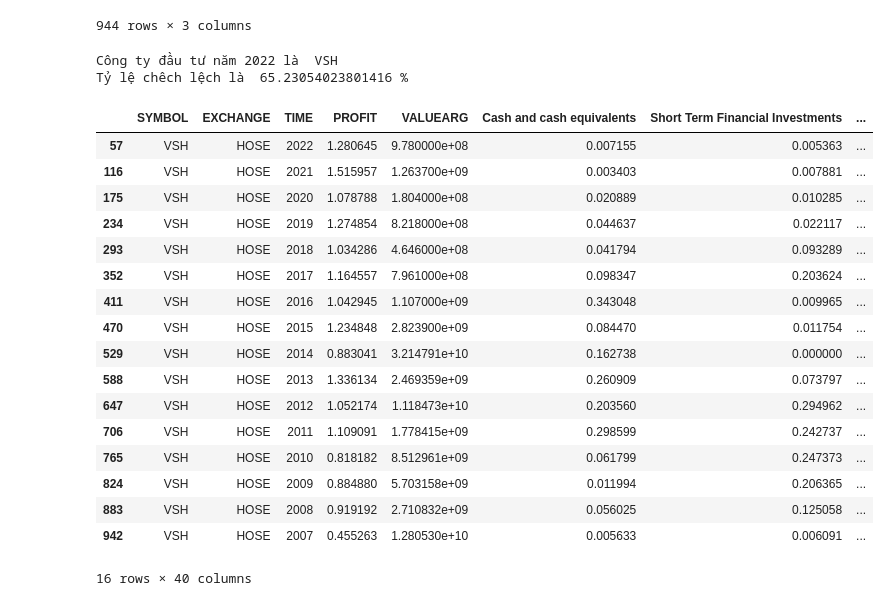
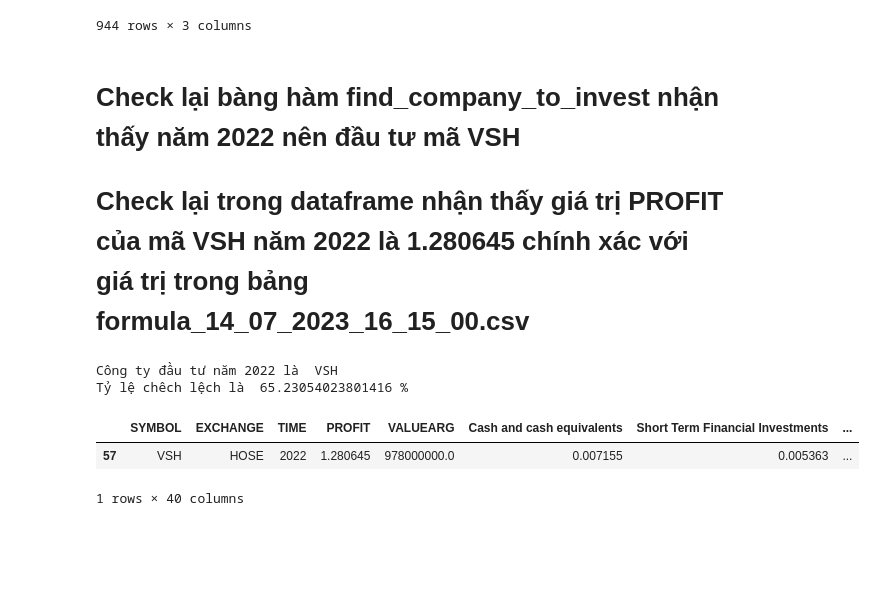
Before and after one commit to khanhha1005/TestFinanceFormula, a Jupyter notebook: Phương_Pháp_test.ipynb, the cells around one changed output. Saved outputs shown, nothing was run; the diff lists cells and outputs as text; code cells hidden in the pictures; blank space fills up the shorter version.

```diff
--- a/Phương_Pháp_test.ipynb
+++ b/Phương_Pháp_test.ipynb
@@ -291,6 +292,9 @@ filtered_data[['Sales','TIME','SYMBOL']]
 | 942 | 0.045975 | 2007 | VSH |
 | 943 | 0.773842 | 2007 | VTB |
 944 rows × 3 columns
+# %% [markdown]
+# Check lại bàng hàm find_company_to_invest nhận thấy năm 2022 nên đầu tư mã VSH
+# Check lại trong dataframe nhận thấy giá trị PROFIT của mã VSH năm 2022 là 1.280645 chính xác với giá trị trong bảng formula_14_07_2023_16_15_00.csv
 # %%
 def find_company_to_invest(data,years_begin,years_end):
     filtered_data = get_data(data,years_begin,years_end)
@@ -319,23 +323,8 @@ Công ty đầu tư năm 2022 là  VSH
 Tỷ lệ chêch lệch là  65.23054023801416 %
 # %%
 # FIND THE ROWS HAVE THE SYMBOL VSH IN 2022
-filtered_data[filtered_data['SYMBOL'] == 'VSH']
+filtered_data[filtered_data['SYMBOL'] == 'VSH'].head(1)
 # %% [output]
 |  | SYMBOL | EXCHANGE | TIME | PROFIT | VALUEARG | Cash and cash equivalents | Short Term Financial Investments | ... |
-| 57 | VSH | HOSE | 2022 | 1.280645 | 9.780000e+08 | 0.007155 | 0.005363 | ... |
-| 116 | VSH | HOSE | 2021 | 1.515957 | 1.263700e+09 | 0.003403 | 0.007881 | ... |
-| 175 | VSH | HOSE | 2020 | 1.078788 | 1.804000e+08 | 0.020889 | 0.010285 | ... |
-| 234 | VSH | HOSE | 2019 | 1.274854 | 8.218000e+08 | 0.044637 | 0.022117 | ... |
-| 293 | VSH | HOSE | 2018 | 1.034286 | 4.646000e+08 | 0.041794 | 0.093289 | ... |
-| 352 | VSH | HOSE | 2017 | 1.164557 | 7.961000e+08 | 0.098347 | 0.203624 | ... |
-| 411 | VSH | HOSE | 2016 | 1.042945 | 1.107000e+09 | 0.343048 | 0.009965 | ... |
-| 470 | VSH | HOSE | 2015 | 1.234848 | 2.823900e+09 | 0.084470 | 0.011754 | ... |
-| 529 | VSH | HOSE | 2014 | 0.883041 | 3.214791e+10 | 0.162738 | 0.000000 | ... |
-| 588 | VSH | HOSE | 2013 | 1.336134 | 2.469359e+09 | 0.260909 | 0.073797 | ... |
-| 647 | VSH | HOSE | 2012 | 1.052174 | 1.118473e+10 | 0.203560 | 0.294962 | ... |
-| 706 | VSH | HOSE | 2011 | 1.109091 | 1.778415e+09 | 0.298599 | 0.242737 | ... |
-| 765 | VSH | HOSE | 2010 | 0.818182 | 8.512961e+09 | 0.061799 | 0.247373 | ... |
-| 824 | VSH | HOSE | 2009 | 0.884880 | 5.703158e+09 | 0.011994 | 0.206365 | ... |
-| 883 | VSH | HOSE | 2008 | 0.919192 | 2.710832e+09 | 0.056025 | 0.125058 | ... |
-| 942 | VSH | HOSE | 2007 | 0.455263 | 1.280530e+10 | 0.005633 | 0.006091 | ... |
+| 57 | VSH | HOSE | 2022 | 1.280645 | 978000000.0 | 0.007155 | 0.005363 | ... |
-16 rows × 40 columns
+1 rows × 40 columns
```
Also changed, not shown: parts of 1 cell of this notebook.
